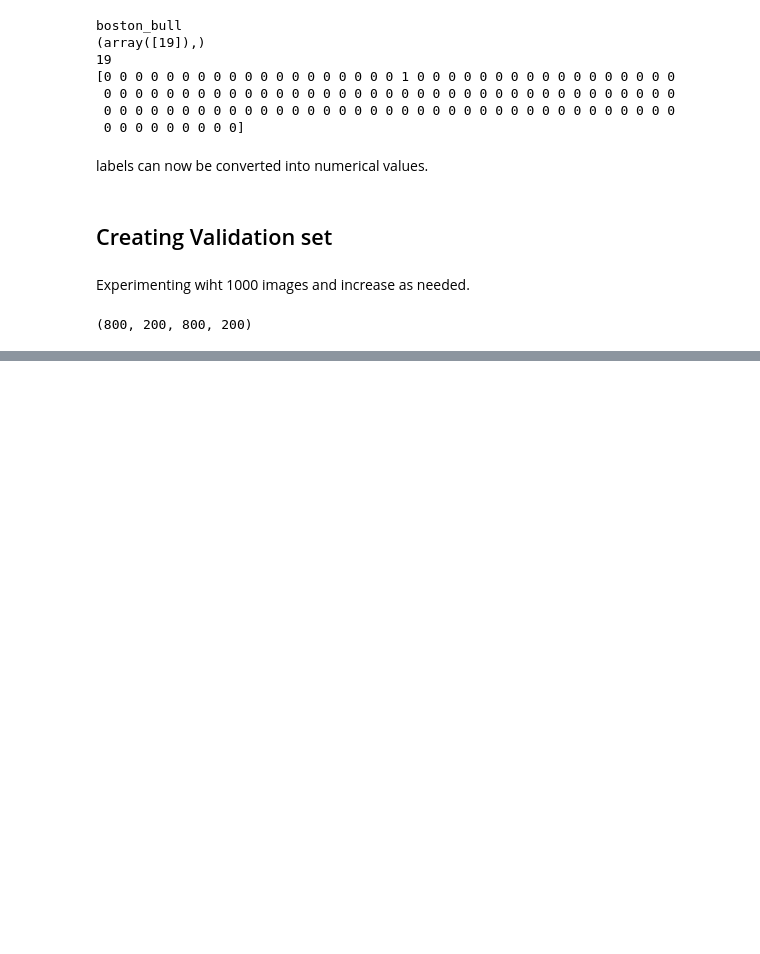
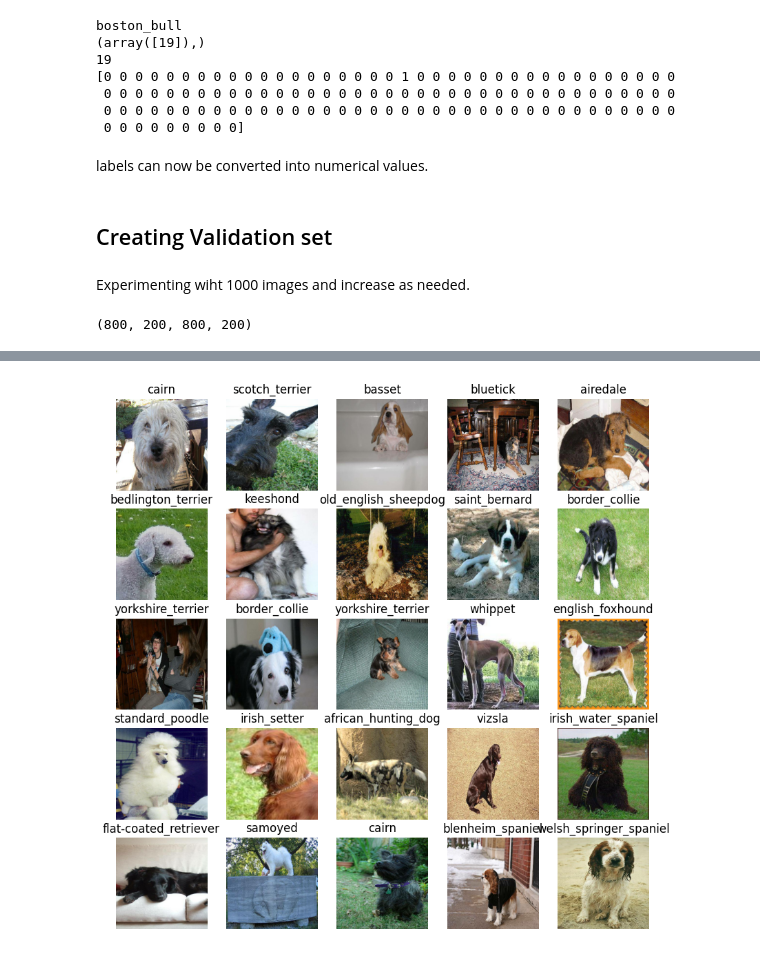
Before and after one commit to vold2emort/Dog-Identification-Model, a Jupyter notebook: Dog_Identification.ipynb, the cells around one changed output, grey strips where cells are left out. Drawn from its saved outputs; the diff is of its cells as text; code cells hidden in the pictures; blank space fills up the shorter version.

```diff
--- a/Dog_Identification.ipynb
+++ b/Dog_Identification.ipynb
@@ -271,0 +443,5 @@ len(X_train), len(X_val), len(y_train), len(y_val)
+# %%
+val_images, val_labels = next(val_data.as_numpy_iterator())
+show_25_images(val_images, val_labels)
+# %% [output]
+[figure, added]
```
Also changed, not shown: parts of 18 cells of this notebook.
